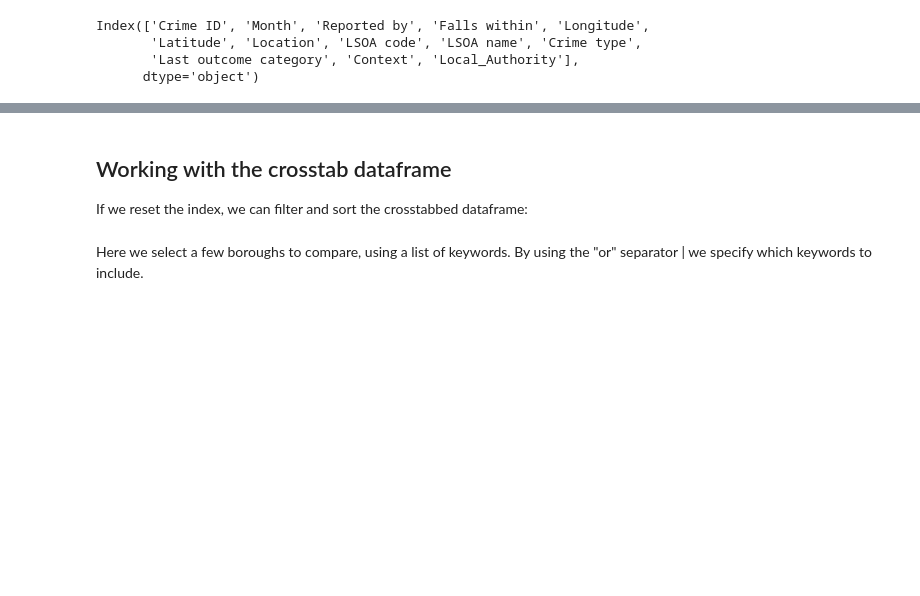
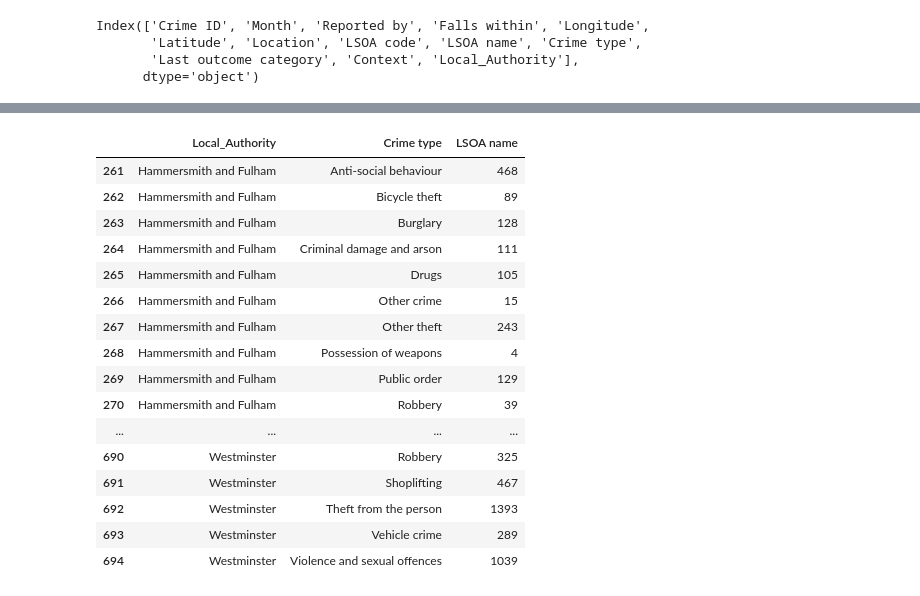
Before and after one commit to conceptbin/DA_Notebooks, a Jupyter notebook: Pivot_group_demo.ipynb, the cells around one changed output, grey strips where cells are left out. Cells and saved outputs as stored; diff of their text form; code cells hidden in the pictures; blank space fills up the shorter version.

```diff
--- a/Pivot_group_demo.ipynb
+++ b/Pivot_group_demo.ipynb
@@ -115,3 +87,0 @@ df_cross
-# %% [markdown]
-## Working with the crosstab dataframe
-If we reset the index, we can filter and sort the crosstabbed dataframe:
@@ -120,2 +87,0 @@ df_cross.reset_index(inplace=True)
-# %% [markdown]
-Here we select a few boroughs to compare, using a list of keywords. By using the "or" separator | we specify which keywords to include.
@@ -126,0 +88,20 @@ df_cross
+# %%
+df_wand
+# %% [output]
+|  | Local_Authority | Crime type | LSOA name |
+| 261 | Hammersmith and Fulham | Anti-social behaviour | 468 |
+| 262 | Hammersmith and Fulham | Bicycle theft | 89 |
+| 263 | Hammersmith and Fulham | Burglary | 128 |
+| 264 | Hammersmith and Fulham | Criminal damage and arson | 111 |
+| 265 | Hammersmith and Fulham | Drugs | 105 |
+| 266 | Hammersmith and Fulham | Other crime | 15 |
+| 267 | Hammersmith and Fulham | Other theft | 243 |
+| 268 | Hammersmith and Fulham | Possession of weapons | 4 |
+| 269 | Hammersmith and Fulham | Public order | 129 |
+| 270 | Hammersmith and Fulham | Robbery | 39 |
+| ... | ... | ... | ... |
+| 690 | Westminster | Robbery | 325 |
+| 691 | Westminster | Shoplifting | 467 |
+| 692 | Westminster | Theft from the person | 1393 |
+| 693 | Westminster | Vehicle crime | 289 |
+| 694 | Westminster | Violence and sexual offences | 1039 |
```
Also changed, not shown: parts of 11 cells of this notebook.
